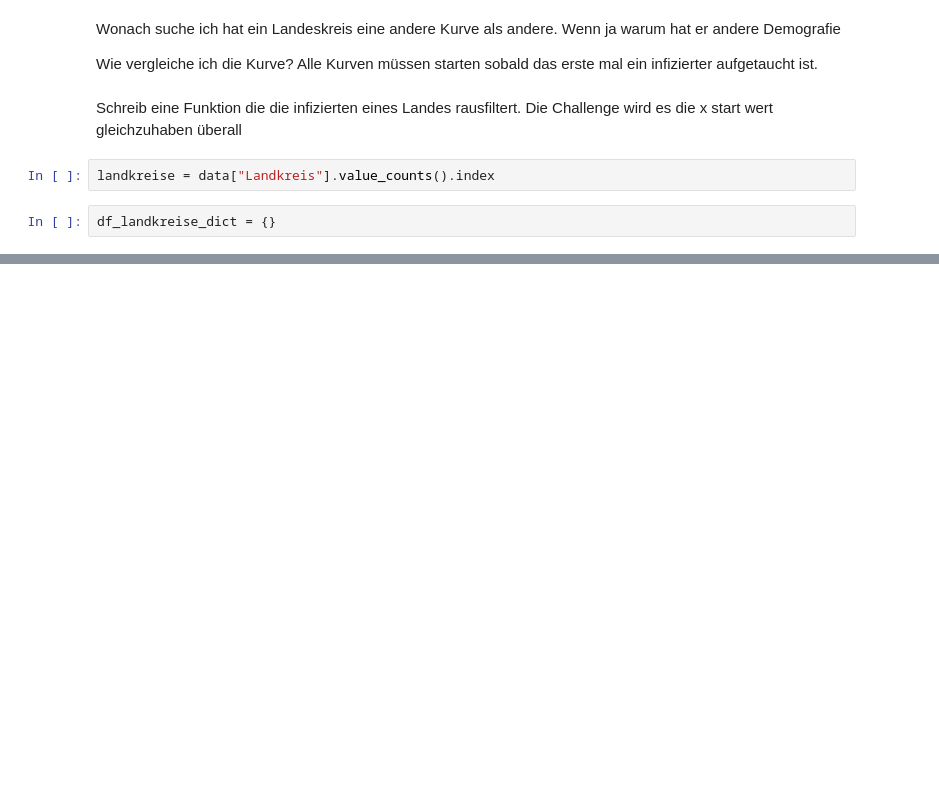
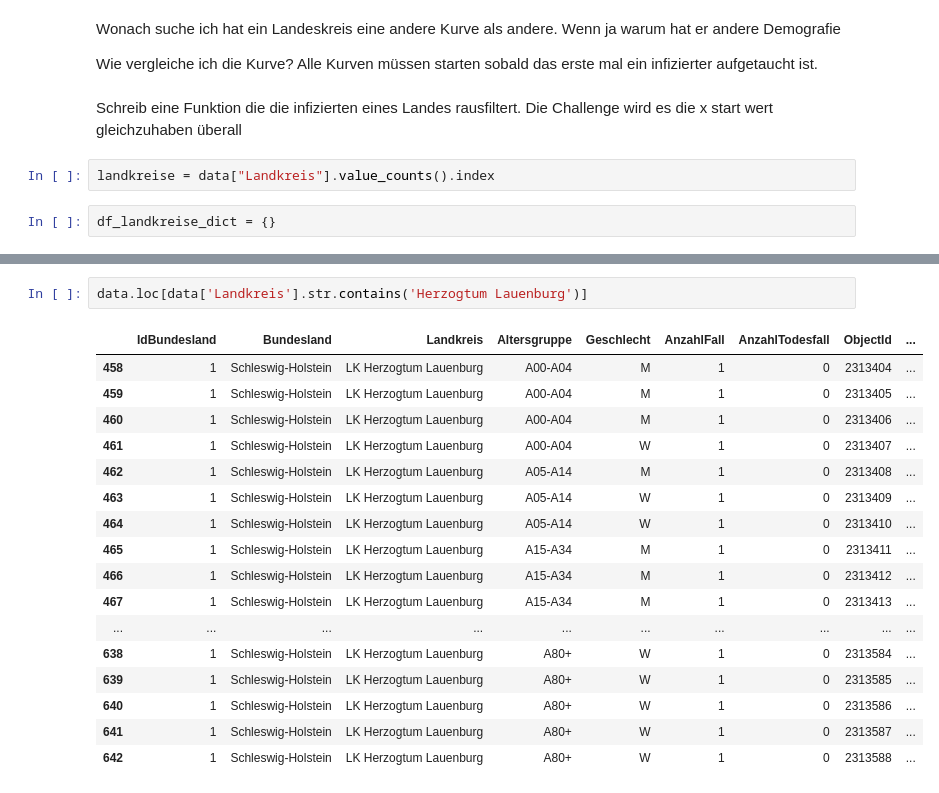
Before and after one commit to Tromp6/Covid19, a Jupyter notebook: analyse.ipynb, the cells around one changed output, grey strips where cells are left out. Cells and saved outputs as stored; diff of their text form; blank space fills up the shorter version.

```diff
--- a/analyse.ipynb
+++ b/analyse.ipynb
@@ -506,0 +522,20 @@ for landkreis in landkreise:
+# %%
+data.loc[data['Landkreis'].str.contains('Herzogtum Lauenburg')]
+# %% [output]
+|  | IdBundesland | Bundesland | Landkreis | Altersgruppe | Geschlecht | AnzahlFall | AnzahlTodesfall | ObjectId | ... |
+| 458 | 1 | Schleswig-Holstein | LK Herzogtum Lauenburg | A00-A04 | M | 1 | 0 | 2313404 | ... |
+| 459 | 1 | Schleswig-Holstein | LK Herzogtum Lauenburg | A00-A04 | M | 1 | 0 | 2313405 | ... |
+| 460 | 1 | Schleswig-Holstein | LK Herzogtum Lauenburg | A00-A04 | M | 1 | 0 | 2313406 | ... |
+| 461 | 1 | Schleswig-Holstein | LK Herzogtum Lauenburg | A00-A04 | W | 1 | 0 | 2313407 | ... |
+| 462 | 1 | Schleswig-Holstein | LK Herzogtum Lauenburg | A05-A14 | M | 1 | 0 | 2313408 | ... |
+| 463 | 1 | Schleswig-Holstein | LK Herzogtum Lauenburg | A05-A14 | W | 1 | 0 | 2313409 | ... |
+| 464 | 1 | Schleswig-Holstein | LK Herzogtum Lauenburg | A05-A14 | W | 1 | 0 | 2313410 | ... |
+| 465 | 1 | Schleswig-Holstein | LK Herzogtum Lauenburg | A15-A34 | M | 1 | 0 | 2313411 | ... |
+| 466 | 1 | Schleswig-Holstein | LK Herzogtum Lauenburg | A15-A34 | M | 1 | 0 | 2313412 | ... |
+| 467 | 1 | Schleswig-Holstein | LK Herzogtum Lauenburg | A15-A34 | M | 1 | 0 | 2313413 | ... |
+| ... | ... | ... | ... | ... | ... | ... | ... | ... | ... |
+| 638 | 1 | Schleswig-Holstein | LK Herzogtum Lauenburg | A80+ | W | 1 | 0 | 2313584 | ... |
+| 639 | 1 | Schleswig-Holstein | LK Herzogtum Lauenburg | A80+ | W | 1 | 0 | 2313585 | ... |
+| 640 | 1 | Schleswig-Holstein | LK Herzogtum Lauenburg | A80+ | W | 1 | 0 | 2313586 | ... |
+| 641 | 1 | Schleswig-Holstein | LK Herzogtum Lauenburg | A80+ | W | 1 | 0 | 2313587 | ... |
+| 642 | 1 | Schleswig-Holstein | LK Herzogtum Lauenburg | A80+ | W | 1 | 0 | 2313588 | ... |
```
Also changed, not shown: parts of 16 cells of this notebook.
